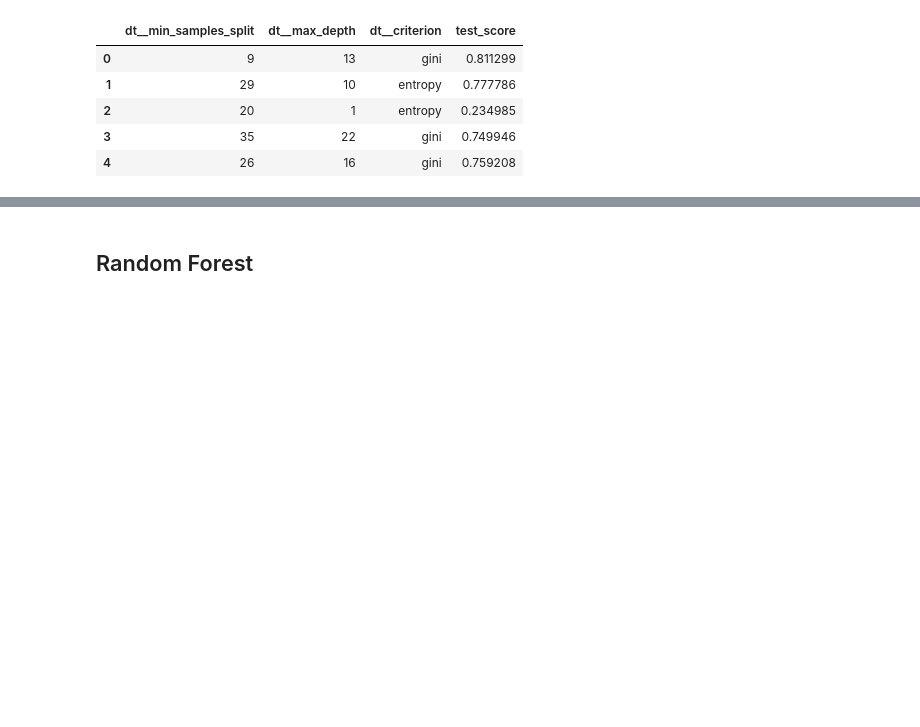
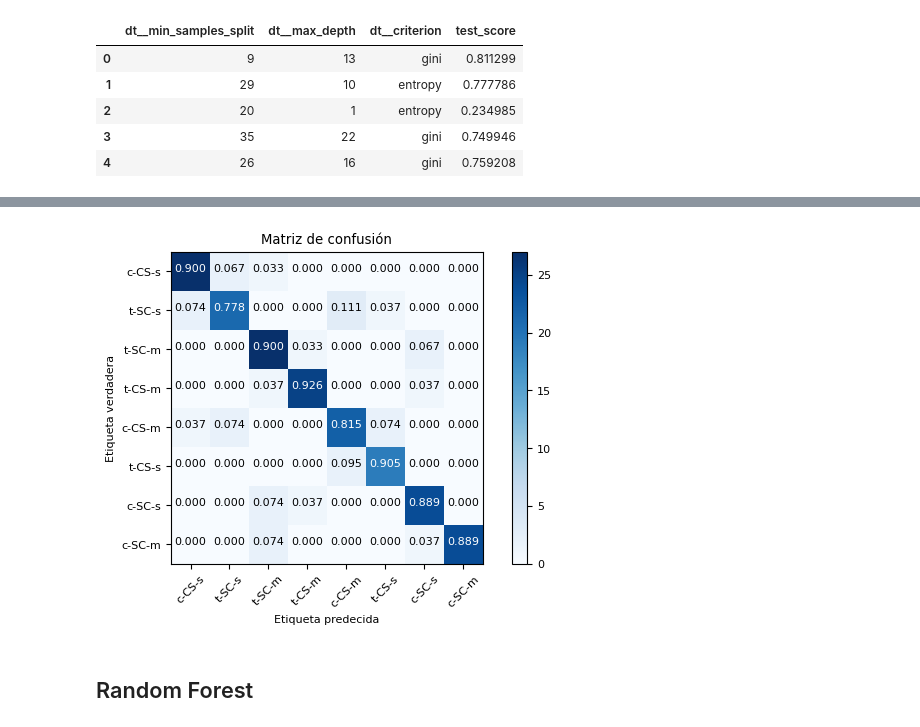
Before and after one commit to alejandro-castro/ProyectoINF648, a Jupyter notebook: Main.ipynb, the cells around one changed output, grey strips where cells are left out. Drawn from its saved outputs; the diff is of its cells as text; code cells hidden in the pictures; blank space fills up the shorter version.

Commit message:
Se agregaron matrices de confusión a todos los modelos

```diff
--- a/Main.ipynb
+++ b/Main.ipynb
@@ -182,3 +189,30 @@ El resultado indica que el modelo planteado en el artículo ha sido reproducido
+# %%
+class_names = set(dataset["class"].values)
+# %%
+plt.rcParams.update({'font.size': 8})
+# %%
+def plot_confusion_matrix(y_test, y_pred, classes,
+                          title='Matriz de confusion',
+                          cmap=plt.cm.RdYlGn):
+    cm = confusion_matrix(y_test, y_pred)
+    np.set_printoptions(precision=2)
+    plt.figure()
+    plt.imshow(cm, interpolation='nearest', cmap=cmap)
+    plt.title(title)
+    plt.colorbar()
+    tick_marks = np.arange(len(classes))
+    plt.xticks(tick_marks, classes, rotation=45)
+    plt.yticks(tick_marks, classes)
+    cm = cm.astype('float') / cm.sum(axis=1)[:, np.newaxis]
+    thresh = cm.max() / 2.
+    for i, j in itertools.product(range(cm.shape[0]), range(cm.shape[1])):
+        plt.text(j, i, "{0:.3f}".format(cm[i, j]),
+                 horizontalalignment="center",
+                 color="white" if cm[i, j] > thresh else "black")
+
+    plt.tight_layout()
+    plt.ylabel('Etiqueta verdadera')
+    plt.xlabel('Etiqueta predecida')
 # %% [markdown]
 # Algoritmos a entrenar
 # %% [markdown]
@@ -251,6 +303,11 @@ alt.Chart(results_dt,
 )
 # %% [output]
 [interactive output not drawn]
+# %%
+y_pred = best_dt_pipeline.predict(x_test)
+plot_confusion_matrix(y_test, y_pred, class_names, title='Matriz de confusión', cmap=plt.cm.Blues)
+# %% [output]
+[figure, added]
 # %% [markdown]
 ## Random Forest
 # %% [markdown]
```
Also changed, not shown: parts of 22 cells of this notebook, 8 other files.
